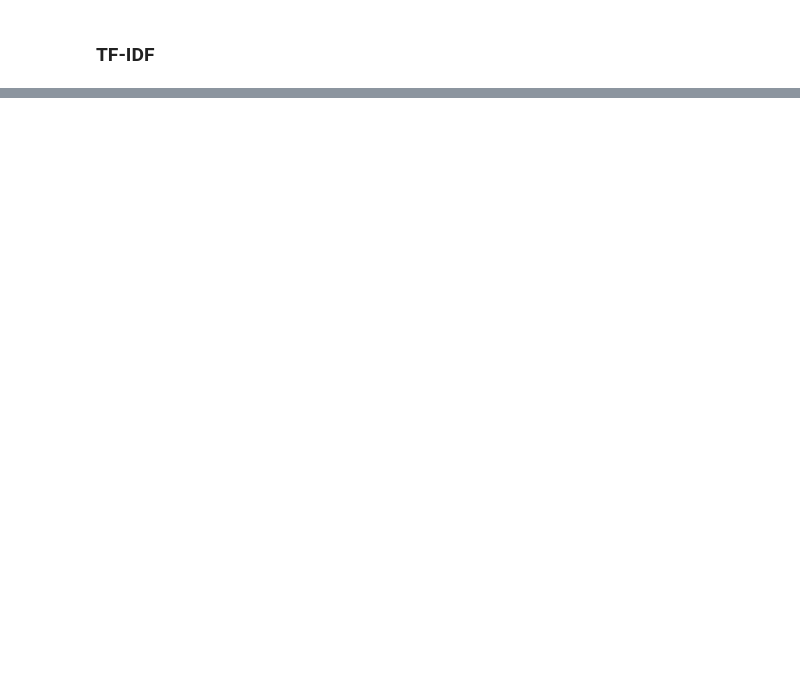
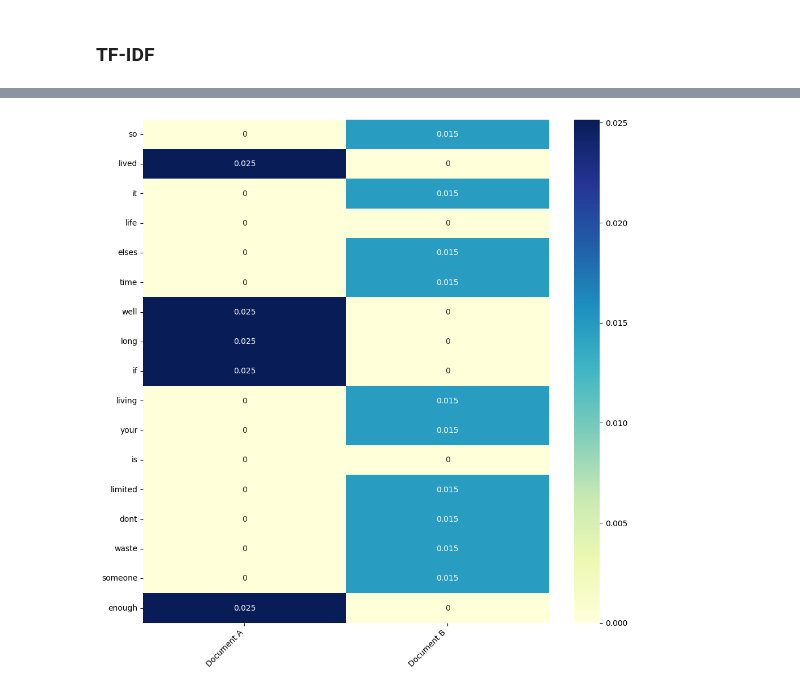
Before and after one commit to benthecoder/AI, a Jupyter notebook: nlp/embeddings/tfidf.ipynb, the cells around one changed output, grey strips where cells are left out. Drawn from its saved outputs; the diff is of its cells as text; code cells hidden in the pictures; blank space fills up the shorter version.

Commit message:
add tfidf notebook

```diff
--- a/nlp/embeddings/tfidf.ipynb
+++ b/nlp/embeddings/tfidf.ipynb
@@ -52,0 +147,23 @@ def tf(term: str, document: List[str]) -> int:
+# %%
+def tfidf(doc_elements: dict[str, int], idfs: dict[str, int]) -> dict:
+    """TF * IDF per word given a single word in a single document"""
+
+    tfidf_dict = {}
+
+    for word, val in doc_elements.items():
+        tfidf_dict[word] = val * idfs[word]
+
+    return tfidf_dict
+
+
+# calculate term frequency for each document
+tf_a = tf(word_count_a, doc_a)
+tf_b = tf(word_count_b, doc_b)
+
+# calculate inverse document frequency for each document
+tfidf_a = tfidf(tf_a, idfs)
+tfidf_b = tfidf(tf_b, idfs)
+
+# return score
+document_tfidf = pd.DataFrame([tfidf_a, tfidf_b])
+document_tfidf.T
@@ -52,0 +189,20 @@ def tf(term: str, document: List[str]) -> int:
+# %%
+import matplotlib.pyplot as plt
+import seaborn as sns
+
+
+def visualize_tfidf(tfidf_matrix: pd.DataFrame):
+    plt.figure(figsize=(10, 10))
+    sns.heatmap(tfidf_matrix, annot=True, cmap="YlGnBu")
+    plt.xticks(rotation=45, ha="right")
+    plt.tight_layout()
+    plt.show()
+
+
+# Prepare the TF-IDF matrix for visualization and EDA
+tfidf_matrix = pd.DataFrame([tfidf_a, tfidf_b], index=["Document A", "Document B"]).T
+
+# Visualize the TF-IDF matrix
+visualize_tfidf(tfidf_matrix)
+# %% [output]
+[figure, added]
```
Also changed, not shown: parts of 14 cells of this notebook.
